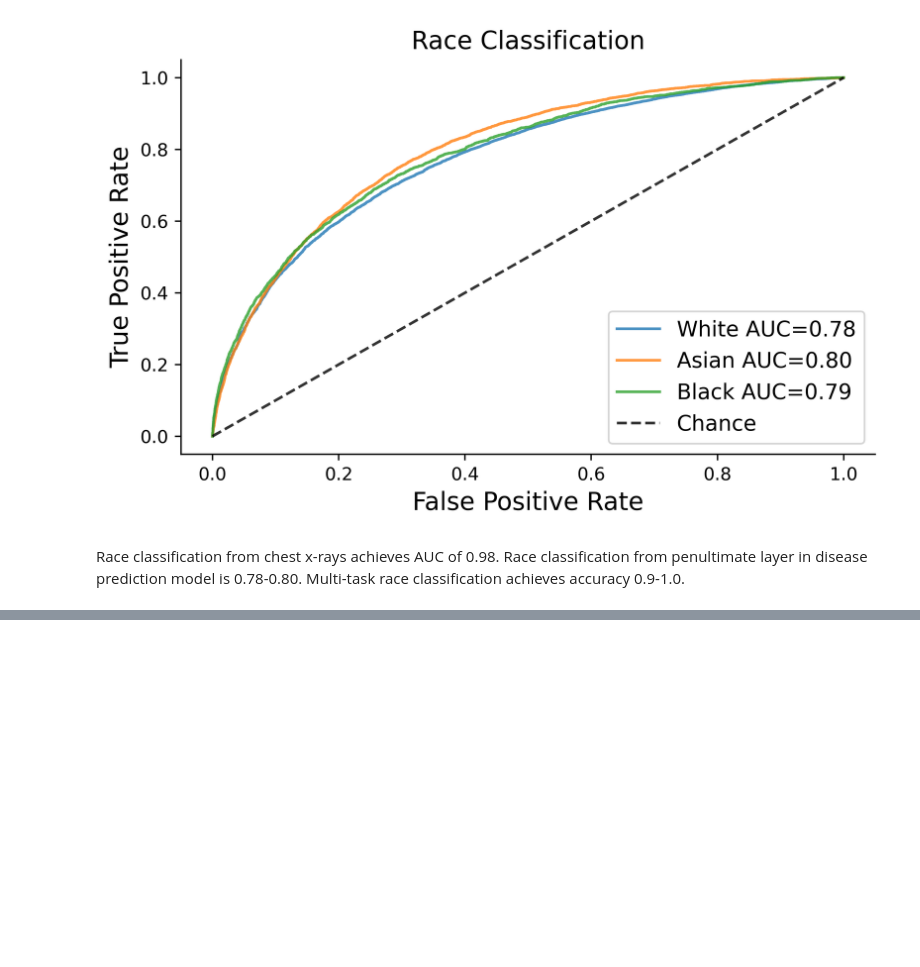
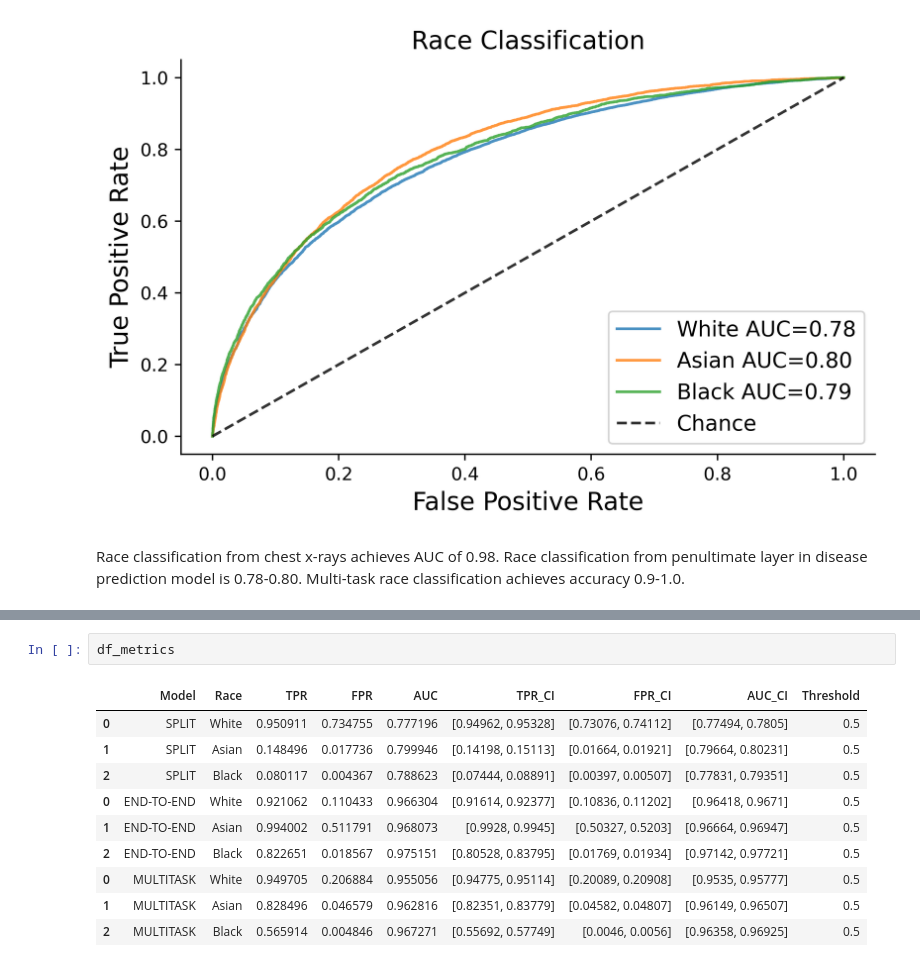
Before and after one commit to aashnapshah/xray-dl, a Jupyter notebook: chexpert-disease/split/chexpert.race.split.evaluate.ipynb, the cells around one changed output, grey strips where cells are left out. Saved outputs shown, nothing was run; the diff lists cells and outputs as text; blank space fills up the shorter version.

```diff
--- a/chexpert-disease/split/chexpert.race.split.evaluate.ipynb
+++ b/chexpert-disease/split/chexpert.race.split.evaluate.ipynb
@@ -73,0 +183,13 @@ Race classification from chest x-rays achieves AUC of 0.98. Race classification
+# %%
+df_metrics
+# %% [output]
+|  | Model | Race | TPR | FPR | AUC | TPR_CI | FPR_CI | AUC_CI | Threshold |
+| 0 | SPLIT | White | 0.950911 | 0.734755 | 0.777196 | [0.94962, 0.95328] | [0.73076, 0.74112] | [0.77494, 0.7805] | 0.5 |
+| 1 | SPLIT | Asian | 0.148496 | 0.017736 | 0.799946 | [0.14198, 0.15113] | [0.01664, 0.01921] | [0.79664, 0.80231] | 0.5 |
+| 2 | SPLIT | Black | 0.080117 | 0.004367 | 0.788623 | [0.07444, 0.08891] | [0.00397, 0.00507] | [0.77831, 0.79351] | 0.5 |
+| 0 | END-TO-END | White | 0.921062 | 0.110433 | 0.966304 | [0.91614, 0.92377] | [0.10836, 0.11202] | [0.96418, 0.9671] | 0.5 |
+| 1 | END-TO-END | Asian | 0.994002 | 0.511791 | 0.968073 | [0.9928, 0.9945] | [0.50327, 0.5203] | [0.96664, 0.96947] | 0.5 |
+| 2 | END-TO-END | Black | 0.822651 | 0.018567 | 0.975151 | [0.80528, 0.83795] | [0.01769, 0.01934] | [0.97142, 0.97721] | 0.5 |
+| 0 | MULTITASK | White | 0.949705 | 0.206884 | 0.955056 | [0.94775, 0.95114] | [0.20089, 0.20908] | [0.9535, 0.95777] | 0.5 |
+| 1 | MULTITASK | Asian | 0.828496 | 0.046579 | 0.962816 | [0.82351, 0.83779] | [0.04582, 0.04807] | [0.96149, 0.96507] | 0.5 |
+| 2 | MULTITASK | Black | 0.565914 | 0.004846 | 0.967271 | [0.55692, 0.57749] | [0.0046, 0.0056] | [0.96358, 0.96925] | 0.5 |
```
Also changed, not shown: parts of 6 cells of this notebook.
